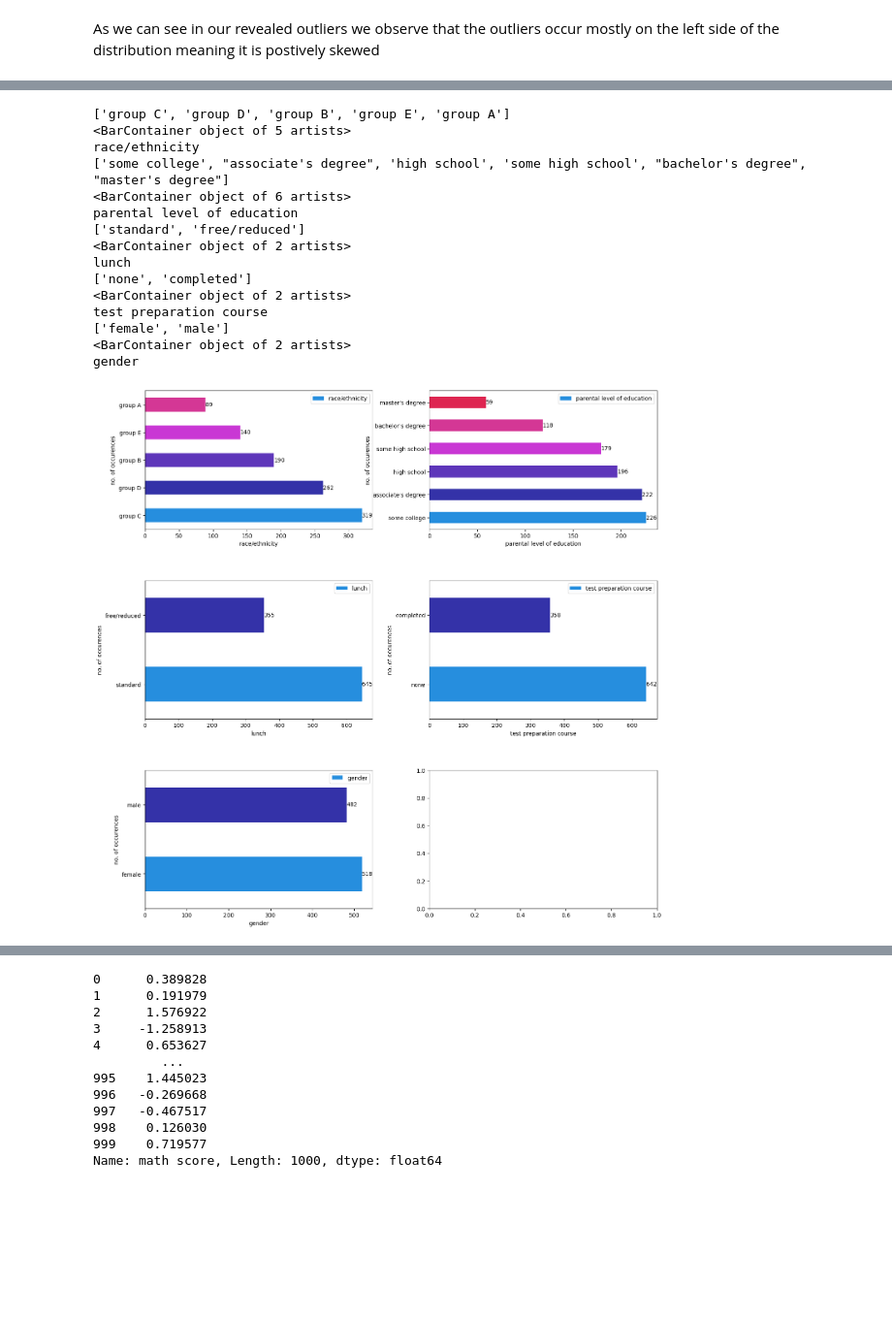
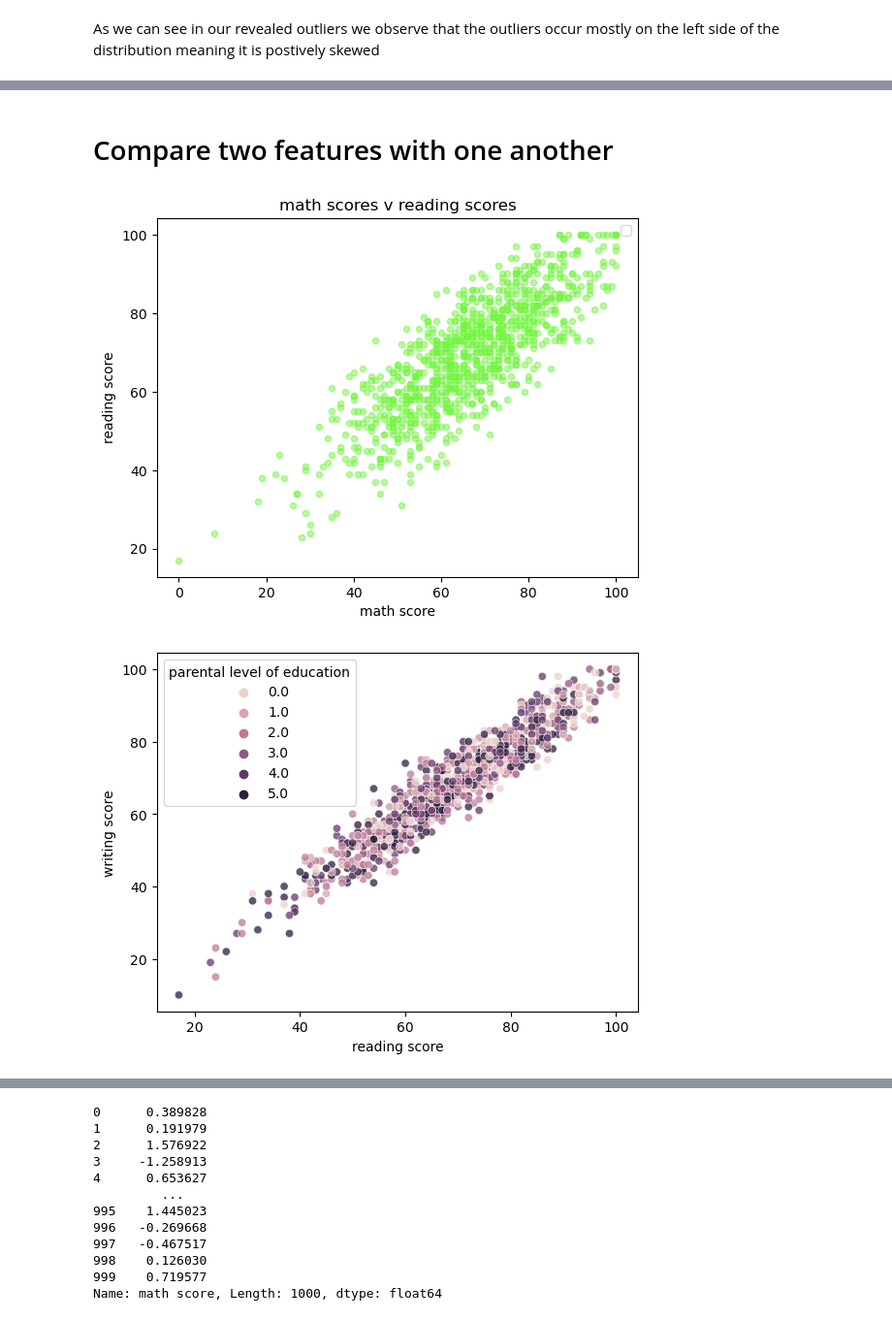
Before and after one commit to 08Aristodemus24/student-performance-eda, a Jupyter notebook: student-perfomance-in-exams-eda.ipynb, the cells around one changed output, grey strips where cells are left out. Shown at 97% size. Saved outputs shown, nothing was run; the diff lists cells and outputs as text; code cells hidden in the pictures; blank space fills up the shorter version.

```diff
--- a/student-perfomance-in-exams-eda.ipynb
+++ b/student-perfomance-in-exams-eda.ipynb
@@ -225,44 +339,17 @@ plt.show()
-# %%
-def disp_cat_feat():
-    fig, axes = plt.subplots(3, 2, figsize=(15, 15), gridspec_kw={'width_ratios': [3, 3], 'height_ratios': [5, 5, 5]})
-    axes = axes.flat
-    fig.tight_layout(pad=7)
-
-    for index, col in enumerate(cat_cols):
-        keys = list(df[col].value_counts().keys())
-        print(keys)
-
-        # list all categorical columns no of occurences of each of their unique values
-        ax = df[col].value_counts().plot(kind='barh', ax=axes[index], color=['#268ede', '#3432a8', '#5e36ba', '#c937d4', '#d43795', '#de2651'])
-
-        # annotate bars using axis.containers[0] since it contains
-        # all
-        print(ax.containers[0])
-        ax.bar_label(ax.containers[0])
-        ax.set_ylabel('no. of occurences')
-        ax.set_xlabel(col)
-        ax.legend()
-
-        # current column
-        print(col)
-
-    plt.show()
-
-disp_cat_feat()
-# %% [output]
-['group C', 'group D', 'group B', 'group E', 'group A']
-<BarContainer object of 5 artists>
-race/ethnicity
-['some college', "associate's degree", 'high school', 'some high school', "bachelor's degree", "master's degree"]
-<BarContainer object of 6 artists>
-parental level of education
-['standard', 'free/reduced']
-<BarContainer object of 2 artists>
-lunch
-['none', 'completed']
-<BarContainer object of 2 artists>
-test preparation course
-['female', 'male']
-<BarContainer object of 2 artists>
-gender
-[figure, removed]
+# %% [markdown]
+# Compare two features with one another
+# %%
+ax = df.plot(kind='scatter', x='math score', y='reading score', color='#75f542', alpha=0.5, title='math scores v reading scores')
+ax.legend()
+plt.show()
+# %% [output]
+[figure, added]
+# %%
+# plot 3 variables x, y, z where x, y still remain on their axes, but z
+# represents different colors of different value of the third variable
+# see if there is a correlation to reading and writing with level of education of parents
+sb.set_palette('rocket')
+sb.scatterplot(x='reading score', y='writing score', hue='parental level of education', alpha=0.75, data=df)
+plt.show()
+# %% [output]
+[figure, added]
```
Also changed, not shown: parts of 19 cells of this notebook.
